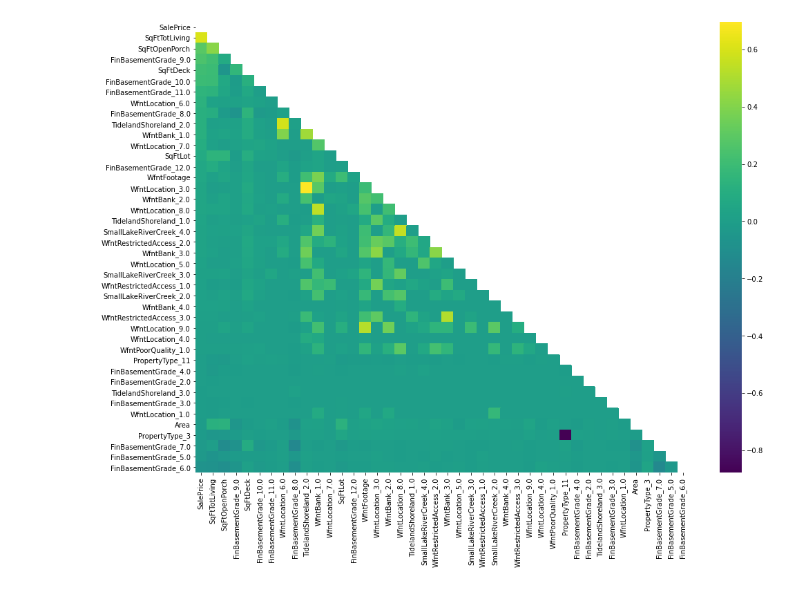
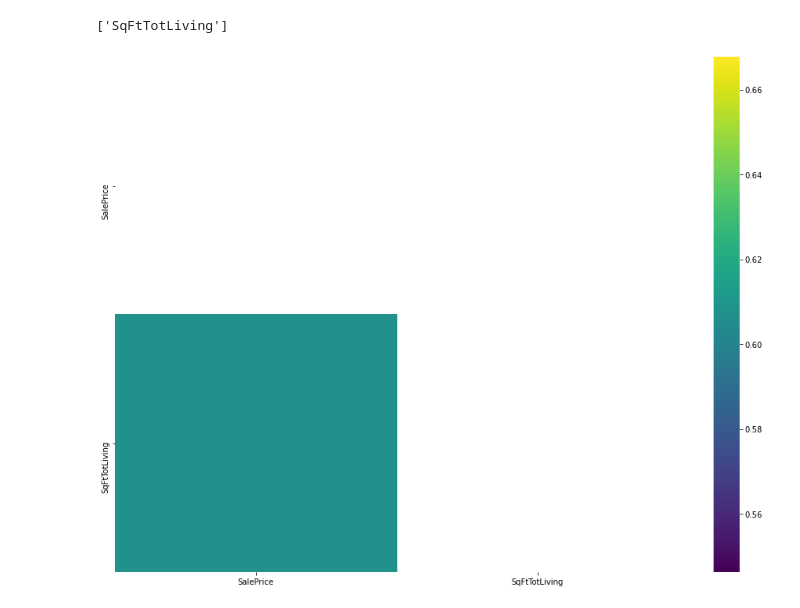
Before and after one commit to howen7/KingHousing, a Jupyter notebook: notebooks/exploratory/Hunter_FM.ipynb, the cells around one changed output. Cells and saved outputs as stored; diff of their text form; code cells hidden in the pictures.

```diff
--- a/notebooks/exploratory/Hunter_FM.ipynb
+++ b/notebooks/exploratory/Hunter_FM.ipynb
@@ -26,6 +27,8 @@ df = pd.read_json('../Data/combined_onehot.json')
 # %%
 from src.mymods import correlation_info
 # %%
-top_corr, graph = correlation_info(df, 'SalePrice', -.5)
+top_corr, graph = correlation_info(df, 'SalePrice',.5)
+top_corr
 # %% [output]
+['SqFtTotLiving']
-[figure, old version]
+[figure, new version]
```
Also changed, not shown: parts of 32 cells of this notebook, 20 other files.
